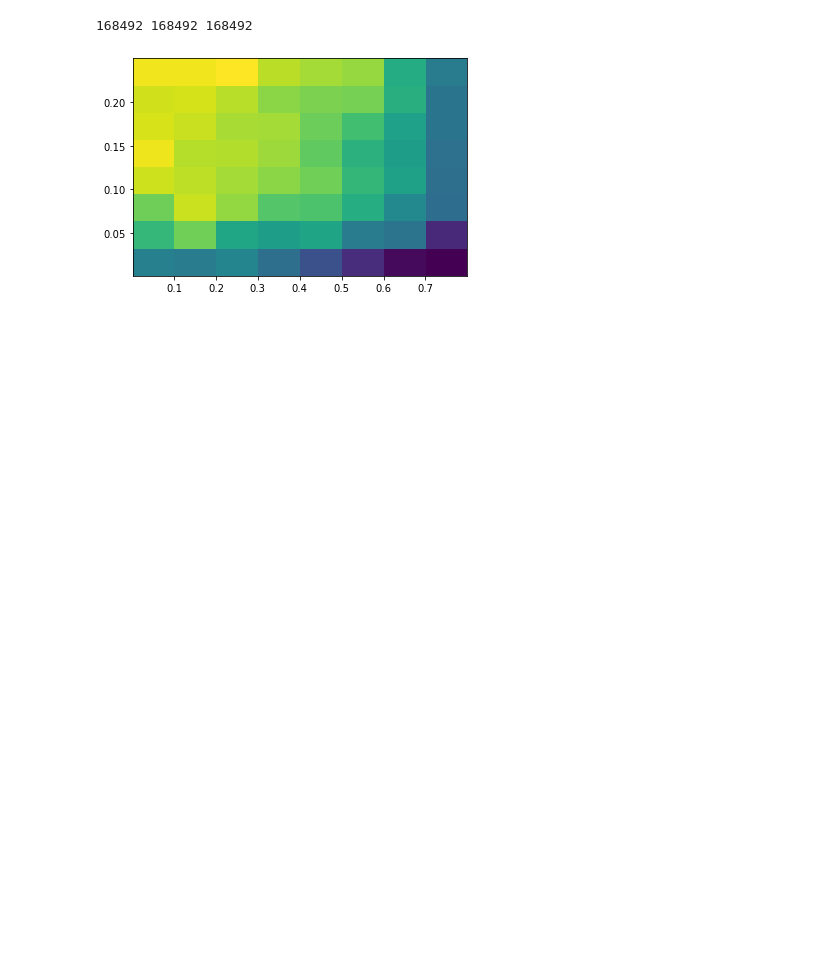
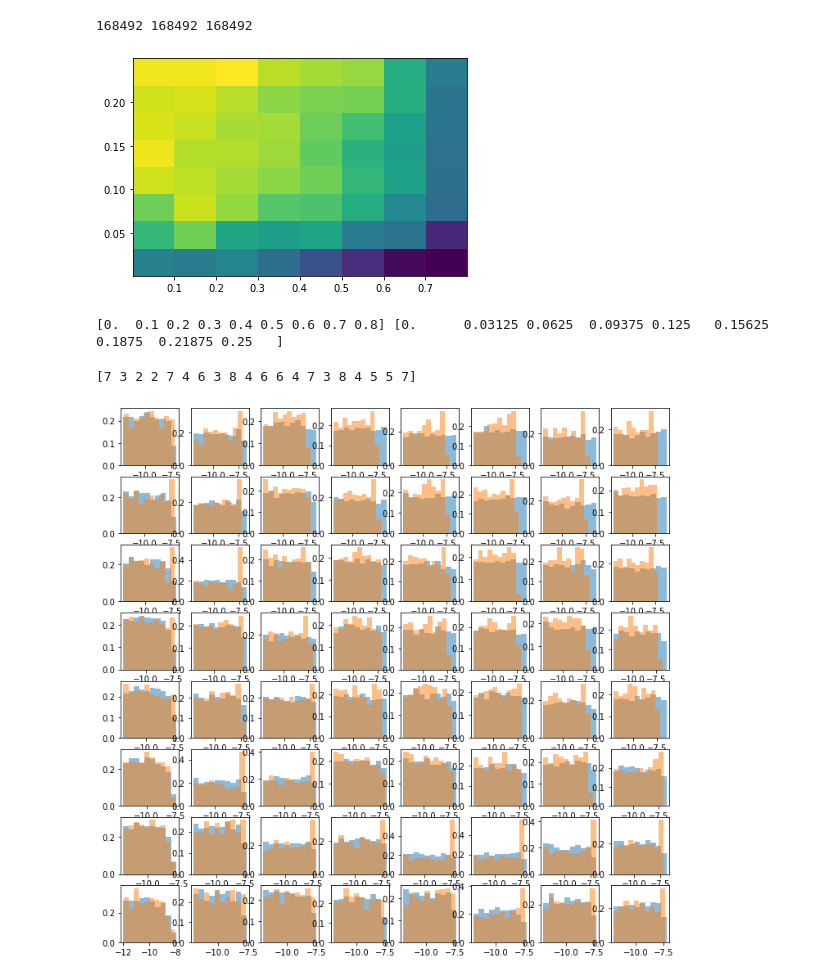
Before and after one commit to lanky441/3C66B_GWecc_search, a Jupyter notebook: make_plots.ipynb, the cells around one changed output. Cells and saved outputs as stored; diff of their text form; code cells hidden in the pictures; blank space fills up the shorter version.

```diff
--- a/make_plots.ipynb
+++ b/make_plots.ipynb
@@ -63,6 +80,10 @@ num_bins = 8
 # Calculate the bin indices for the first two parameters
 e_bins = np.linspace(0, 0.8, num_bins + 1)
 eta_bins = np.linspace(0, 0.25, num_bins + 1)
+
+print(e_bins, eta_bins)
+# %% [output]
+[0.  0.1 0.2 0.3 0.4 0.5 0.6 0.7 0.8] [0.      0.03125 0.0625  0.09375 0.125   0.15625 0.1875  0.21875 0.25   ]
 # %%
 # Digitize the first two parameters to obtain the bin indices
 e_bin_indices = np.digitize(es, e_bins)
@@ -70,26 +91,34 @@ eta_bin_indices = np.digitize(etas, eta_bins)
 # %%
 ev_bin_indices = np.digitize(ev, e_bins)
 etav_bin_indices = np.digitize(etav, eta_bins)
+
+print(ev_bin_indices[:20])
+# %% [output]
+[7 3 2 2 7 4 6 3 8 4 6 6 4 7 3 8 4 5 5 7]
 # %%
 # Initialize an empty array to store the percentile values for each bin
 percentiles = np.zeros((num_bins, num_bins))
 valid_percentiles = np.zeros((num_bins, num_bins))
 # %%
 # Calculate the 95th percentile value for each bin
+fig = plt.figure(figsize=(12, 12))
 for i in range(num_bins):
     for j in range(num_bins):
         # Select the data points that fall within the current bin
         mask = (e_bin_indices == i + 1) & (eta_bin_indices == j + 1)
         # Calculate the 95th percentile of the third parameter for the current bin
         percentiles[i, j] = np.percentile(gwecc_log10_As[mask], 95)
 
         mask_valid = (ev_bin_indices == i + 1) & (etav_bin_indices == j + 1)
         valid_percentiles[i, j] = np.percentile(logAv[mask_valid], 95)
 
         plt.subplot(8, 8, 8*i+j+1)
-        plt.hist(gwecc_log10_As[mask], density=True)
-        plt.hist(logAv[mask_valid], density=True)
-        plt.title
+        plt.hist(logAv[mask_valid], bins=10, alpha=0.5, density=True)
+        plt.hist(gwecc_log10_As[mask], bins=10, alpha=0.5, density=True)
+#         plt.title(f"e = {(e_bins[i] + e_bins[i+1])/2:.1f}, $\eta$ = {(eta_bins[j] + eta_bins[j+1])/2:.1f}")
+plt.show()
+# %% [output]
+[figure, added]
 # %%
 print(percentiles, valid_percentiles)
 # %% [output]
```
Also changed, not shown: parts of 7 cells of this notebook, 4 other files.
